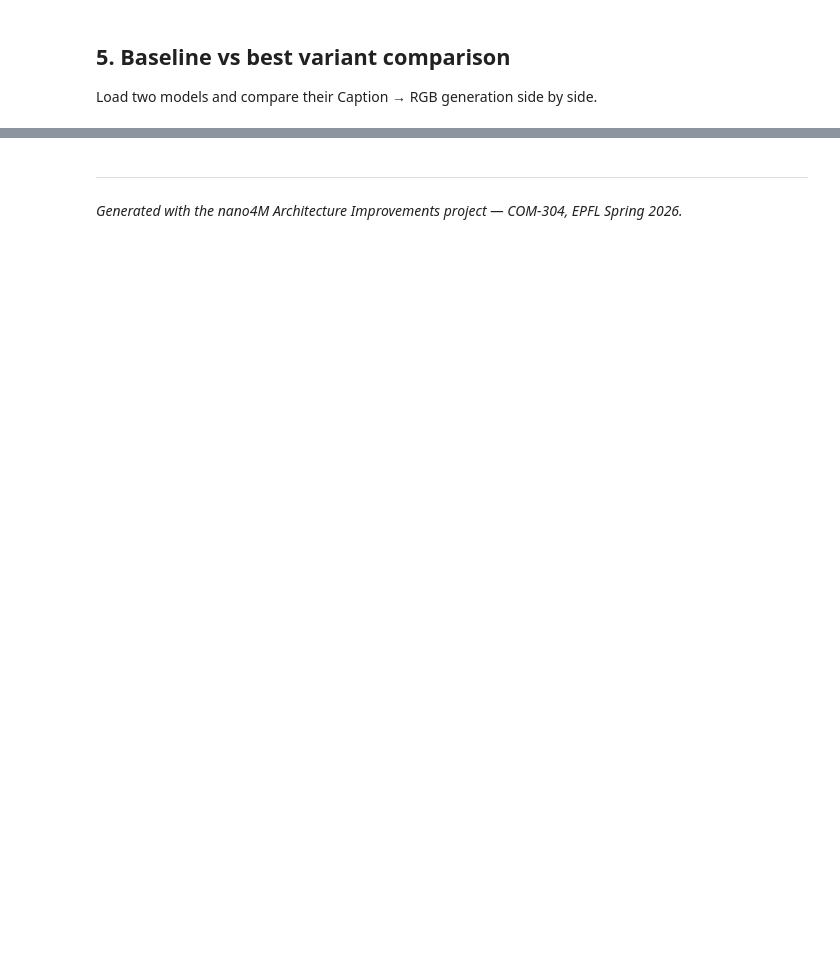
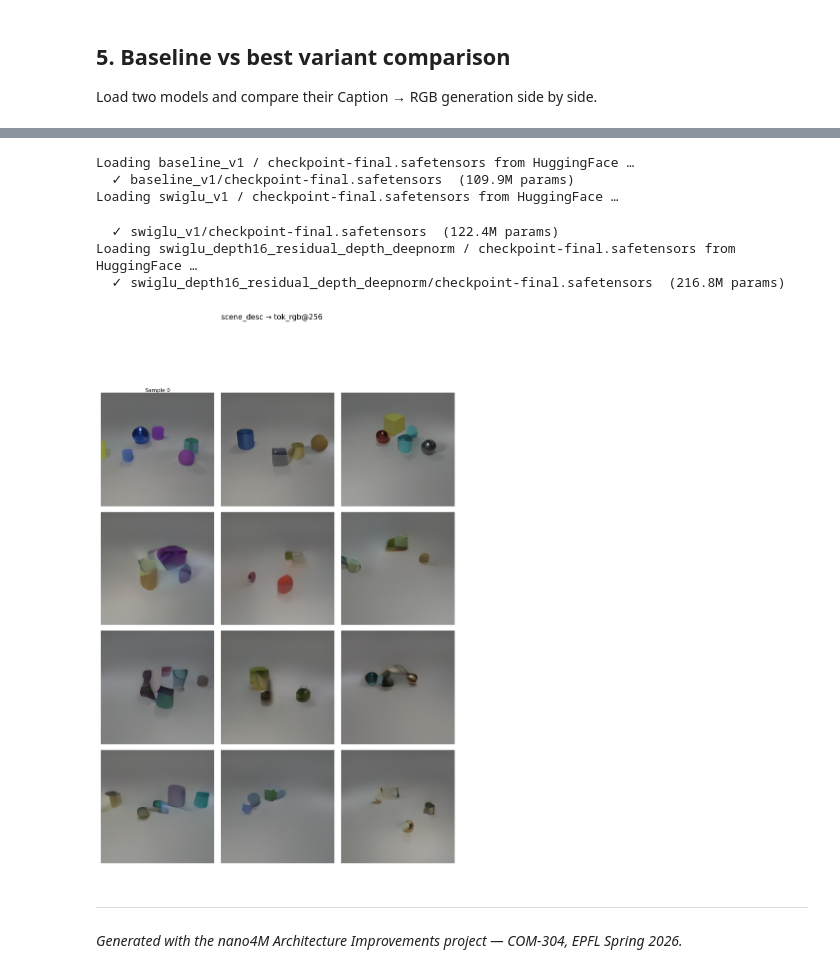
Before and after one commit to Atomium90/nano4M-architectural-improvements, a Jupyter notebook: demo.ipynb, the cells around one changed output, grey strips where cells are left out. Saved outputs shown, nothing was run; the diff lists cells and outputs as text; code cells hidden in the pictures; blank space fills up the shorter version.

```diff
--- a/demo.ipynb
+++ b/demo.ipynb
@@ -274,3 +381,59 @@ print("Compute-fair model ready.")
+# %%
+# ── Configure here ───────────────────────────────────────────────────────
+SAMPLE_INDICES = [0, 3, 7]          # val-set sample indices
+TARGET_MOD     = 'tok_rgb@256'      # modality to generate
+INPUT_MOD      = 'scene_desc'       # conditioning modality
+GEN_STEPS      = 64
+
+MODELS_TO_COMPARE = [
+    ('baseline_v1',                            'checkpoint-final.safetensors', 'Baseline'),
+    ('swiglu_v1',                              'checkpoint-final.safetensors', 'SwiGLU'),
+    ('swiglu_depth16_residual_depth_deepnorm', 'checkpoint-final.safetensors', 'Best'),
+    # Add or remove rows freely — format: (exp_name, checkpoint, display_label)
+    # To load a local model, pass a loaded model object directly (see load_model_local)
+]
+# ─────────────────────────────────────────────────────────────────────────
+
+# Load models (skips if already loaded with same key)
+_model_cache = {}
+def get_model(exp_name, checkpoint):
+    key = (exp_name, checkpoint)
+    if key not in _model_cache:
+        _model_cache[key] = load_model_from_hf(exp_name, checkpoint)
+    return _model_cache[key]
+
+n_rows = 1 + len(MODELS_TO_COMPARE)  # GT + one row per model
+n_cols = len(SAMPLE_INDICES)
+fig, axes = plt.subplots(n_rows, n_cols,
+                         figsize=(3.2*n_cols, 3.2*n_rows),
+                         gridspec_kw={'hspace': 0.05, 'wspace': 0.05})
+if n_cols == 1: axes = axes[:, None]  # ensure 2D
+
+for col, idx in enumerate(SAMPLE_INDICES):
+    gt = dataset[idx][TARGET_MOD]
+    show_modality(gt.unsqueeze(0), TARGET_MOD, axes[0, col],
+                  title=f'Sample {idx}' if col == 0 else '')
+    if col == 0: axes[0, col].set_ylabel('Ground Truth', fontsize=8)
+
+    for row, (exp_name, ckpt, label) in enumerate(MODELS_TO_COMPARE, start=1):
+        mdl = get_model(exp_name, ckpt)
+        x_tok, x_pos, x_mod = construct_input(idx, INPUT_MOD)
+        pred, *_ = generate(mdl, x_tok, x_pos, x_mod, TARGET_MOD,
+                            num_steps=GEN_STEPS)
+        show_modality(pred, TARGET_MOD, axes[row, col], title='')
+        if col == 0: axes[row, col].set_ylabel(label, fontsize=8)
+
+fig.suptitle(f'{INPUT_MOD} → {TARGET_MOD}', fontsize=11, y=1.01)
+plt.tight_layout()
+plt.show()
+# %% [output]
+Loading baseline_v1 / checkpoint-final.safetensors from HuggingFace …
+  ✓ baseline_v1/checkpoint-final.safetensors  (109.9M params)
+Loading swiglu_v1 / checkpoint-final.safetensors from HuggingFace …
+  ✓ swiglu_v1/checkpoint-final.safetensors  (122.4M params)
+Loading swiglu_depth16_residual_depth_deepnorm / checkpoint-final.safetensors from HuggingFace …
+  ✓ swiglu_depth16_residual_depth_deepnorm/checkpoint-final.safetensors  (216.8M params)
+[figure, added]
 # %% [markdown]
 ---
 *Generated with the nano4M Architecture Improvements project — COM-304, EPFL Spring 2026.*
```
Also changed, not shown: parts of 23 cells of this notebook.
